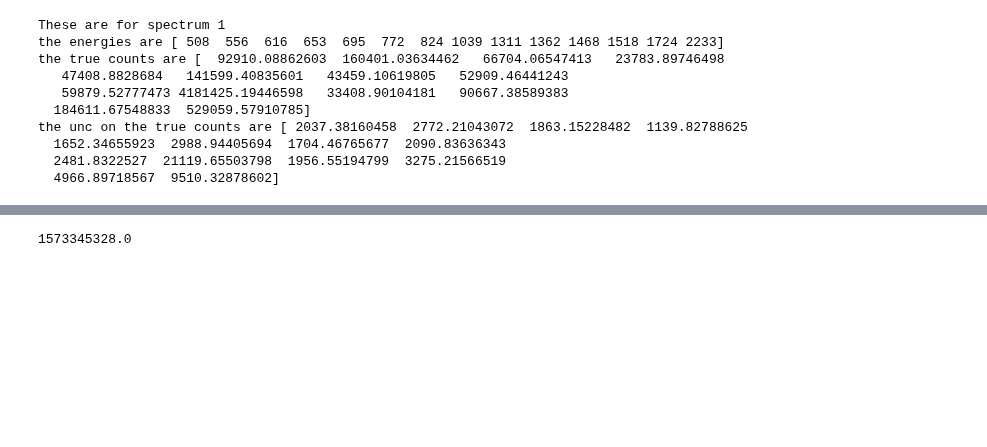
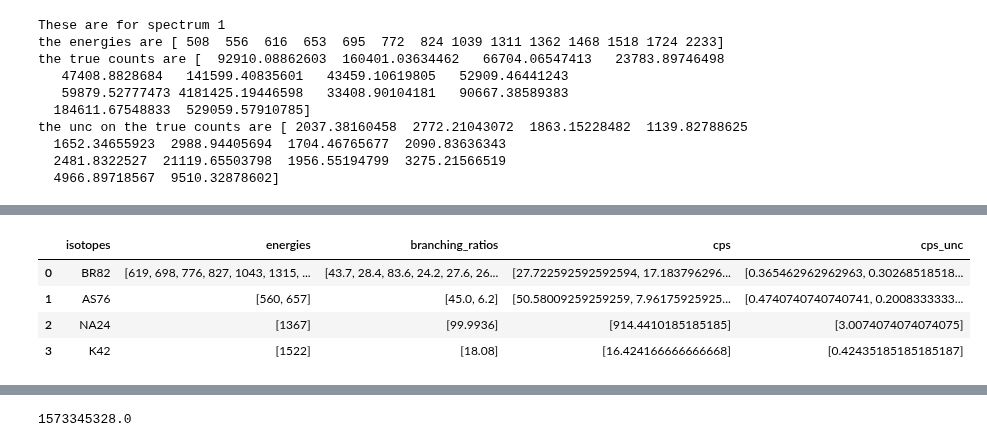
Before and after one commit to bearing/radwatch-analysis, a Jupyter notebook: NAA/NAA-Fall-2020-Ali-Testing.ipynb, the cells around one changed output, grey strips where cells are left out. Saved outputs shown, nothing was run; the diff lists cells and outputs as text; code cells hidden in the pictures; blank space fills up the shorter version.

```diff
--- a/NAA/NAA-Fall-2020-Ali-Testing.ipynb
+++ b/NAA/NAA-Fall-2020-Ali-Testing.ipynb
@@ -219,0 +236,9 @@ array([ 409,  508,  557,  616,  654,  695,  773,  824, 1040, 1211, 1312,
+# %%
+iso_dfs[1] = iso_dfs[1].drop([4])
+iso_dfs[1]
+# %% [output]
+|  | isotopes | energies | branching_ratios | cps | cps_unc |
+| 0 | BR82 | [619, 698, 776, 827, 1043, 1315, ... | [43.7, 28.4, 83.6, 24.2, 27.6, 26... | [27.722592592592594, 17.183796296... | [0.365462962962963, 0.30268518518... |
+| 1 | AS76 | [560, 657] | [45.0, 6.2] | [50.58009259259259, 7.96175925925... | [0.4740740740740741, 0.2008333333... |
+| 2 | NA24 | [1367] | [99.9936] | [914.4410185185185] | [3.0074074074074075] |
+| 3 | K42 | [1522] | [18.08] | [16.424166666666668] | [0.42435185185185187] |
```
Also changed, not shown: parts of 30 cells of this notebook, 7 other files.
